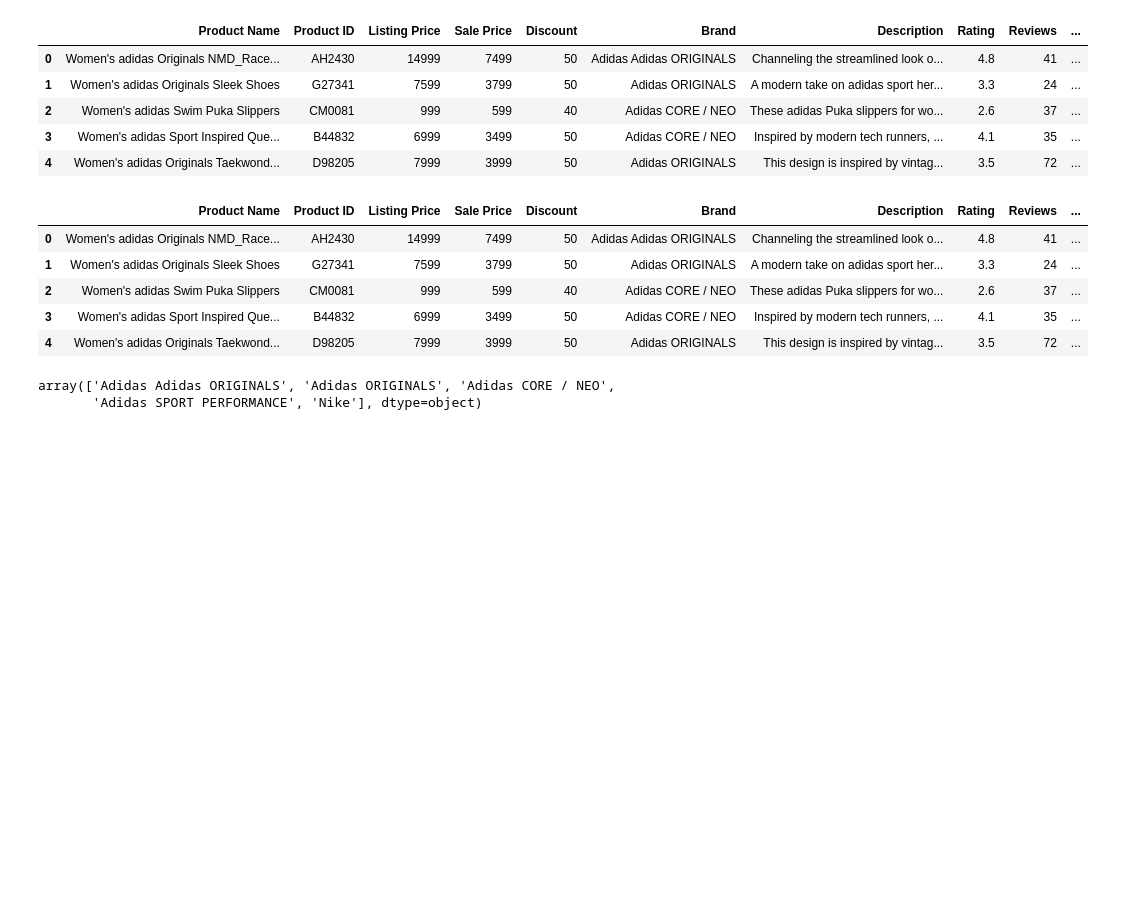
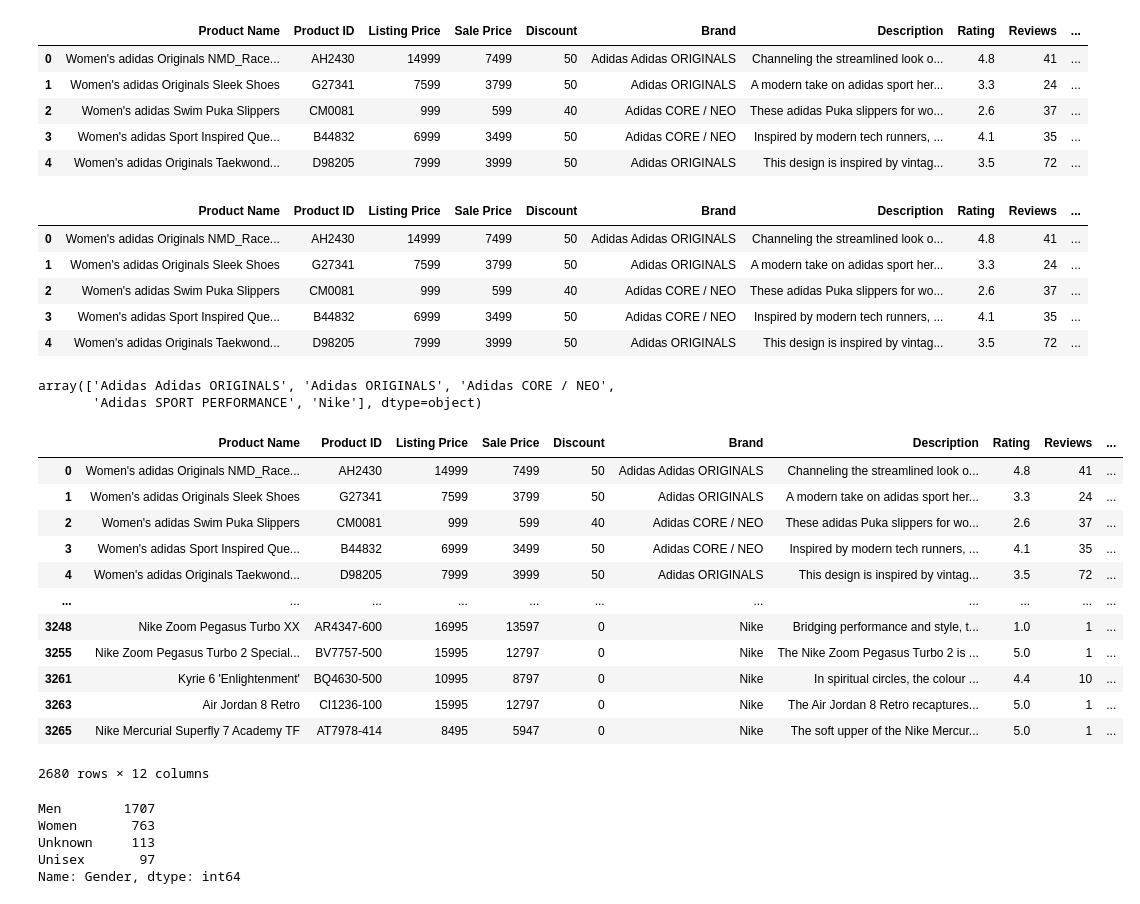
Before and after one commit to abgarberpaul/Nike-vs-Adidas, a Jupyter notebook: Data_Exploration.ipynb, the cells around one changed output. Saved outputs shown, nothing was run; the diff lists cells and outputs as text; code cells hidden in the pictures; blank space fills up the shorter version.

```diff
--- a/Data_Exploration.ipynb
+++ b/Data_Exploration.ipynb
@@ -43,7 +43,7 @@ sandbox.head()
 # %%
 #add columns for Adidas/Nike distinction and gender market
 sandbox['True_Brand']= ""
-sandbox['Sex'] = ""
+sandbox['Gender'] = ""
 sandbox.head()
 # %% [output]
 |  | Product Name | Product ID | Listing Price | Sale Price | Discount | Brand | Description | Rating | Reviews | ... |
@@ -58,6 +58,62 @@ sandbox["Brand"].unique()
 # %% [output]
 array(['Adidas Adidas ORIGINALS', 'Adidas ORIGINALS', 'Adidas CORE / NEO',
        'Adidas SPORT PERFORMANCE', 'Nike'], dtype=object)
+# %%
+#loop through rows to create binary Nike/ Adidas column
+# for index, row in sandbox.iterrows():
+#     try:
+
+
+for index, row in sandbox.iterrows():
+    Brand_Name = row["Brand"]
+
+    if Brand_Name == 'Nike':
+        sandbox.loc[[index], "True_Brand"]= "Nike"
+    else:
+        sandbox.loc[[index], "True_Brand"]= "Adidas"
+sandbox
+# %% [output]
+|  | Product Name | Product ID | Listing Price | Sale Price | Discount | Brand | Description | Rating | Reviews | ... |
+| 0 | Women's adidas Originals NMD_Race... | AH2430 | 14999 | 7499 | 50 | Adidas Adidas ORIGINALS | Channeling the streamlined look o... | 4.8 | 41 | ... |
+| 1 | Women's adidas Originals Sleek Shoes | G27341 | 7599 | 3799 | 50 | Adidas ORIGINALS | A modern take on adidas sport her... | 3.3 | 24 | ... |
+| 2 | Women's adidas Swim Puka Slippers | CM0081 | 999 | 599 | 40 | Adidas CORE / NEO | These adidas Puka slippers for wo... | 2.6 | 37 | ... |
+| 3 | Women's adidas Sport Inspired Que... | B44832 | 6999 | 3499 | 50 | Adidas CORE / NEO | Inspired by modern tech runners, ... | 4.1 | 35 | ... |
+| 4 | Women's adidas Originals Taekwond... | D98205 | 7999 | 3999 | 50 | Adidas ORIGINALS | This design is inspired by vintag... | 3.5 | 72 | ... |
+| ... | ... | ... | ... | ... | ... | ... | ... | ... | ... | ... |
+| 3248 | Nike Zoom Pegasus Turbo XX | AR4347-600 | 16995 | 13597 | 0 | Nike | Bridging performance and style, t... | 1.0 | 1 | ... |
+| 3255 | Nike Zoom Pegasus Turbo 2 Special... | BV7757-500 | 15995 | 12797 | 0 | Nike | The Nike Zoom Pegasus Turbo 2 is ... | 5.0 | 1 | ... |
+| 3261 | Kyrie 6 'Enlightenment' | BQ4630-500 | 10995 | 8797 | 0 | Nike | In spiritual circles, the colour ... | 4.4 | 10 | ... |
+| 3263 | Air Jordan 8 Retro | CI1236-100 | 15995 | 12797 | 0 | Nike | The Air Jordan 8 Retro recaptures... | 5.0 | 1 | ... |
+| 3265 | Nike Mercurial Superfly 7 Academy TF | AT7978-414 | 8495 | 5947 | 0 | Nike | The soft upper of the Nike Mercur... | 5.0 | 1 | ... |
+2680 rows × 12 columns
+# %%
+#Do the same thing for gender
+# sandbox.loc[[index], "True_Brand"]= "Nike"
+
+for index, row in sandbox.iterrows():
+    #sandbox['Product_Name'] = row["Product_Name"]
+    if row["Product Name"].lower().find("women")!= -1:
+        sandbox.loc[index, "Gender"]= "Women"
+    elif row["Product Name"].lower().find("men")!= -1:
+        sandbox.loc[index, "Gender"]= "Men"
+    elif row["Product Name"].lower().find("unisex")!= -1:
+        sandbox.loc[index, "Gender"]= "Unisex"
+
+    elif row["Description"].lower().find("women")!= -1:
+        sandbox.loc[index, "Gender"]= "Women"
+    elif row["Description"].lower().find("men")!= -1:
+        sandbox.loc[index, "Gender"]= "Men"
+    elif row["Description"].lower().find("unisex")!= -1:
+        sandbox.loc[index, "Gender"]= "Unisex"
+    else:
+        sandbox.loc[index, "Gender"]= "Unknown"
+sandbox["Gender"].value_counts()
+# %% [output]
+Men        1707
+Women       763
+Unknown     113
+Unisex       97
+Name: Gender, dtype: int64
 # %%
 # use REGEX to find Women's product
 sandbox.loc[sandbox["Product Name"].str.contains("women", case=False),:]
```
